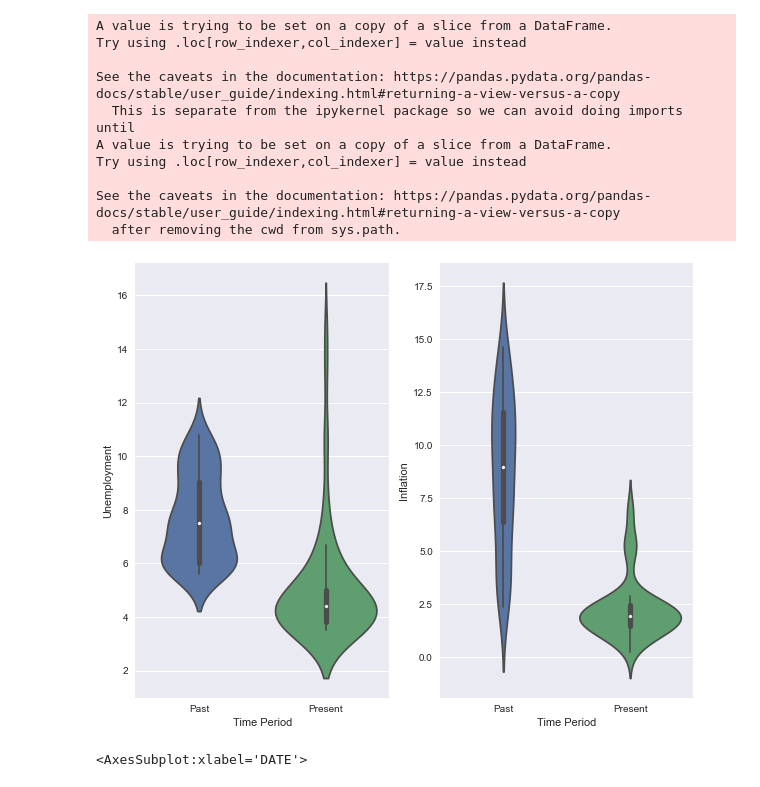
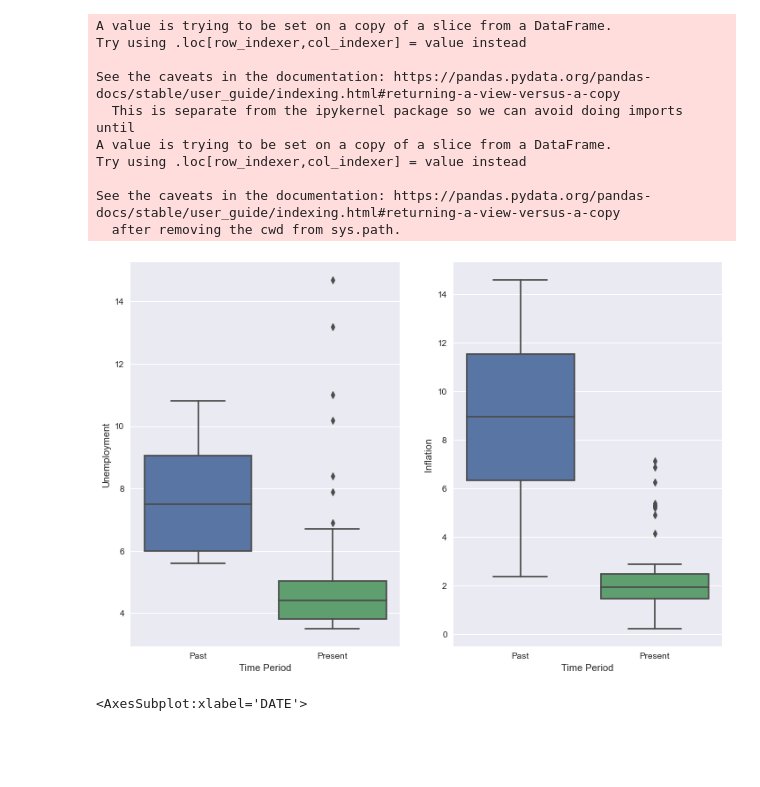
Before and after one commit to samaypanwar/HE3023-Project, a Jupyter notebook: eda_notebook.ipynb, the cells around one changed output. Saved outputs shown, nothing was run; the diff lists cells and outputs as text; code cells hidden in the pictures; blank space fills up the shorter version.

Commit message:
updated plots

```diff
--- a/eda_notebook.ipynb
+++ b/eda_notebook.ipynb
@@ -18,6 +18,7 @@ import statsmodels.api as sm
 
 data = pd.read_csv("dataset.csv", index_col = 0, parse_dates = True)
 data.columns = ['Inflation', 'Unemployment', 'Inflation_Expectations']
+data = data[['Inflation', 'Unemployment']]
 
 past_data = data[PAST_DATA_START: PAST_DATA_END]
 current_data = data[CURRENT_DATA_START: CURRENT_DATA_END]
@@ -240,13 +234,14 @@ Try using .loc[row_indexer,col_indexer] = value instead
 See the caveats in the documentation: https://pandas.pydata.org/pandas-docs/stable/user_guide/indexing.html#returning-a-view-versus-a-copy
   after removing the cwd from sys.path.
 # %%
-fig, ax = plt.subplots(ncols = 2, figsize = (10, 8))
+fig, ax = plt.subplots(ncols = 2, figsize = (12, 8))
 
-sns.violinplot(data = grouped_data, y='Unemployment', x = 'Time Period', ax=ax[0])
-sns.violinplot(data = grouped_data, y='Inflation', x = 'Time Period', ax=ax[1])
+sns.boxplot(data = grouped_data, y='Unemployment', x = 'Time Period', ax=ax[0])
+sns.boxplot(data = grouped_data, y='Inflation', x = 'Time Period', ax=ax[1])
+plt.savefig("figures/Distribution_of_variables_across_time.png", dpi = 200)
 plt.show()
 # %% [output]
-[figure, old version]
+[figure, new version]
 # %%
 # %% [output]
 <AxesSubplot:xlabel='DATE'>
```
Also changed, not shown: parts of 19 cells of this notebook, 1 other file.
